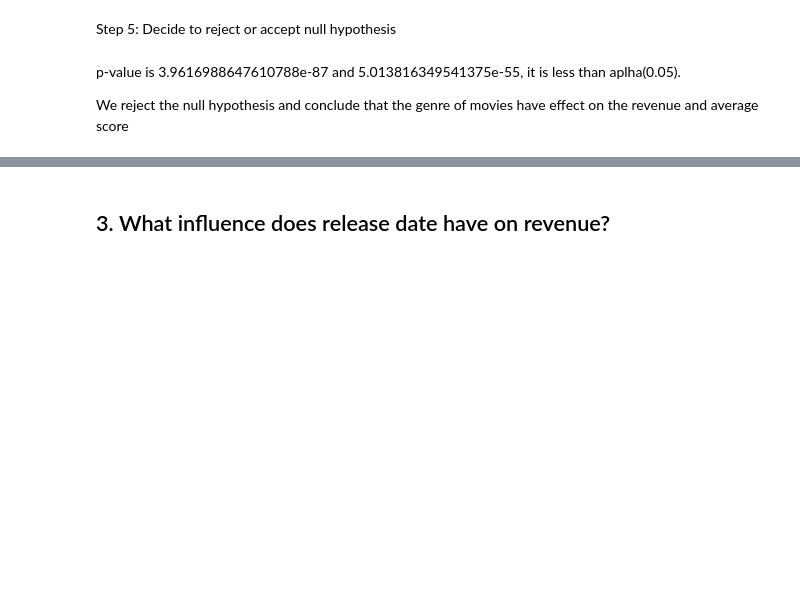
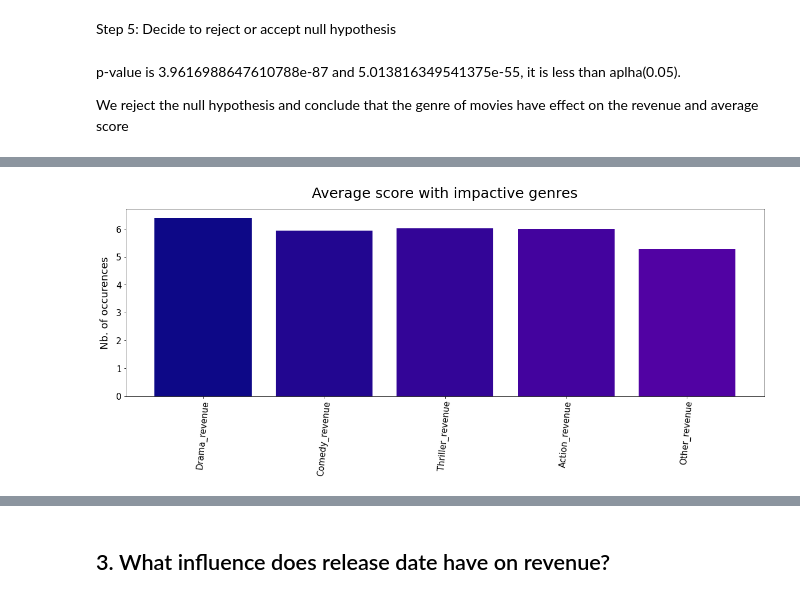
Before and after one commit to mptDg1998/CBD_MovieAnalysisReports, a Jupyter notebook: MovieAnalysisReport.ipynb, the cells around one changed output, grey strips where cells are left out. Cells and saved outputs as stored; diff of their text form; code cells hidden in the pictures; blank space fills up the shorter version.

```diff
--- a/MovieAnalysisReport.ipynb
+++ b/MovieAnalysisReport.ipynb
@@ -474,0 +483,6 @@ We reject the null hypothesis and conclude that the genre of movies have effect
+# %%
+def sum_vote_average(genres):
+    count = 0
+    for i in genres:
+        count += i
+    return count / len(genres)
@@ -474,0 +498,7 @@ We reject the null hypothesis and conclude that the genre of movies have effect
+# %%
+Vote_average_value = [sum_vote_average(Drama_vote_average),
+                sum_vote_average(Comedy_vote_average),
+                sum_vote_average(Thriller_vote_average),
+                sum_vote_average(Action_vote_average),
+                sum_vote_average(Other_vote_average),]
+Vote_average_value
@@ -474,0 +530,3 @@ We reject the null hypothesis and conclude that the genre of movies have effect
+# %%
+Vote_average_series = pd.Series(Vote_average_value, Revenue_key)
+Vote_average_series
@@ -474,0 +550,10 @@ We reject the null hypothesis and conclude that the genre of movies have effect
+# %%
+plt.figure(figsize=(20, 6))
+plt.xticks(rotation=85, fontsize=15)
+plt.yticks(fontsize=15)
+plt.ylabel("Nb. of occurences", fontsize=18, labelpad=10)
+plt.bar(Vote_average_series.keys(), Vote_average_series.values, align='center', color=plt.cm.get_cmap('plasma', top_keywords_num).colors)
+plt.title("Average score with impactive genres", fontsize=25, pad=20)
+plt.show()
+# %% [output]
+[figure, added]
```
Also changed, not shown: parts of 14 cells of this notebook.
